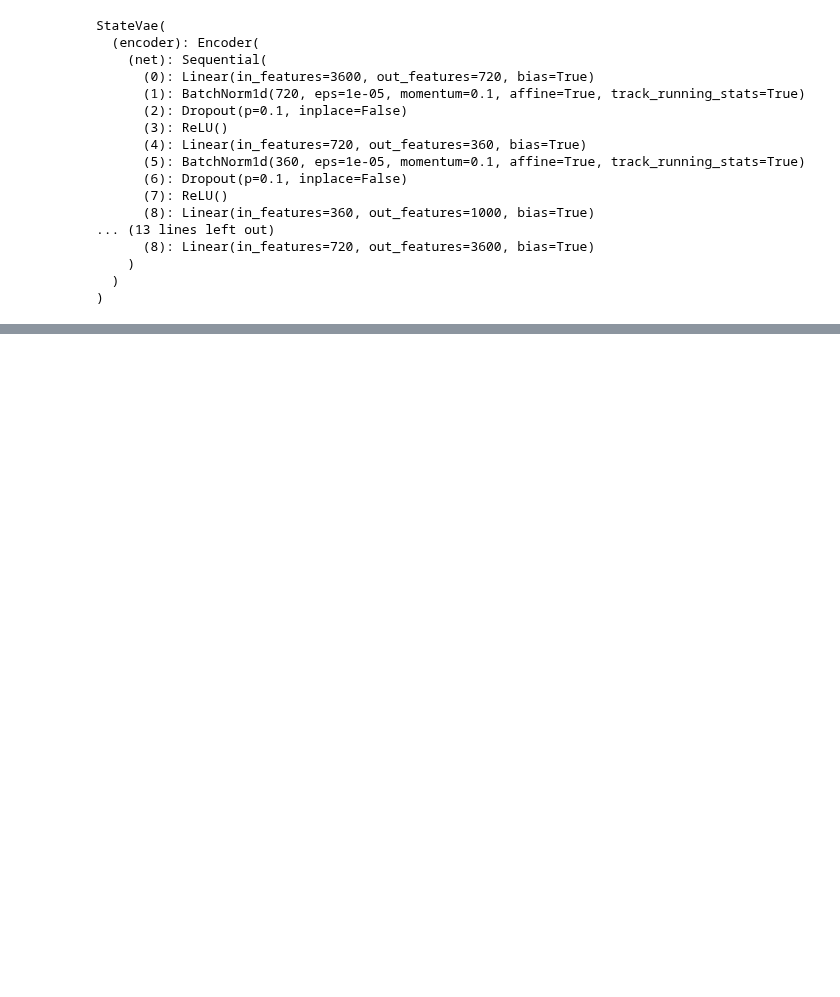
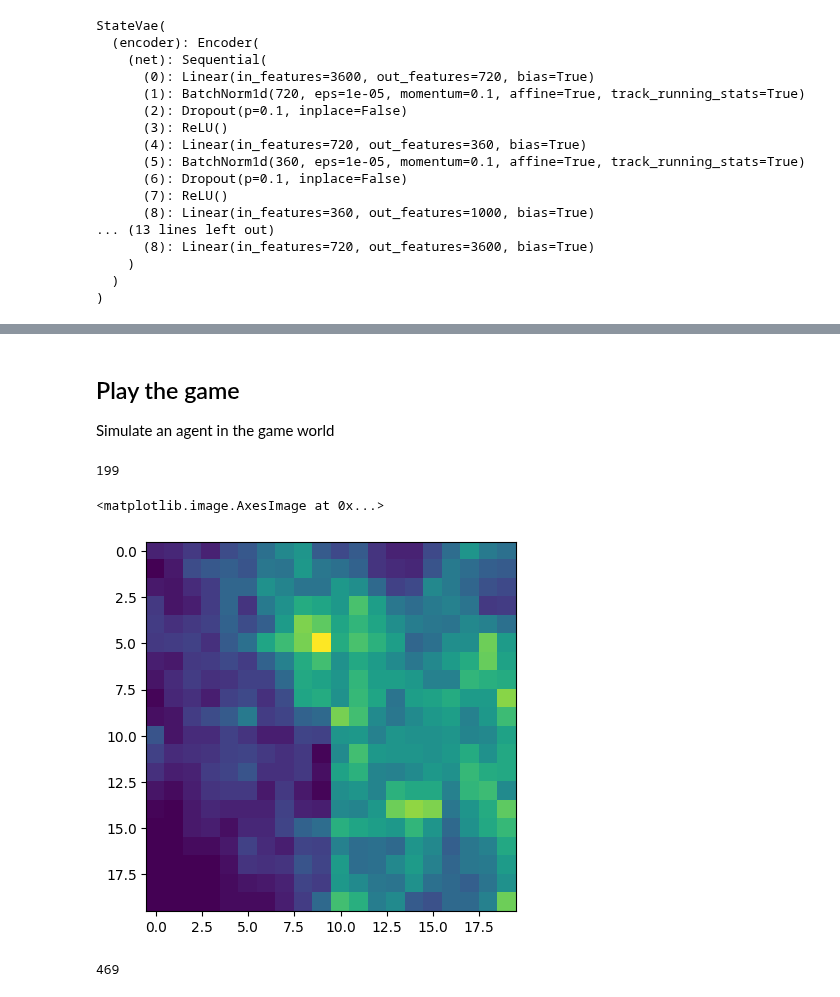
Before and after one commit to nicktfranklin/thread_the_needle, a Jupyter notebook: Agents.ipynb, the cells around one changed output, grey strips where cells are left out. Cells and saved outputs as stored; diff of their text form; code cells hidden in the pictures; blank space fills up the shorter version.

Commit message:
implemetented critic agent

```diff
--- a/Agents.ipynb
+++ b/Agents.ipynb
@@ -218,0 +223,26 @@ Epoch 19, ELBO Loss (test) 0.494640
+# %% [markdown]
+## Play the game
+Simulate an agent in the game world
+# %%
+random_critic = OnPolicyCritic(
+    vae_model,
+    set_action=set(state_action_transitions.keys()),
+    gamma=0.8,
+    n_iter=1000,
+)
+sim = Simulator(task, random_critic, max_trial_length=10000)
+# %%
+history = sim.simulate_trial()
+# %%
+history.get_total_reward()
+# %% [output]
+199
+# %%
+plt.imshow(history.get_visitation_history(h=20, w=20))
+# %% [output]
+<matplotlib.image.AxesImage at 0x...>
+[figure, added]
+# %%
+len(random_critic.rewards.get_states())
+# %% [output]
+469
```
Also changed, not shown: parts of 5 cells of this notebook, 2 other files.
